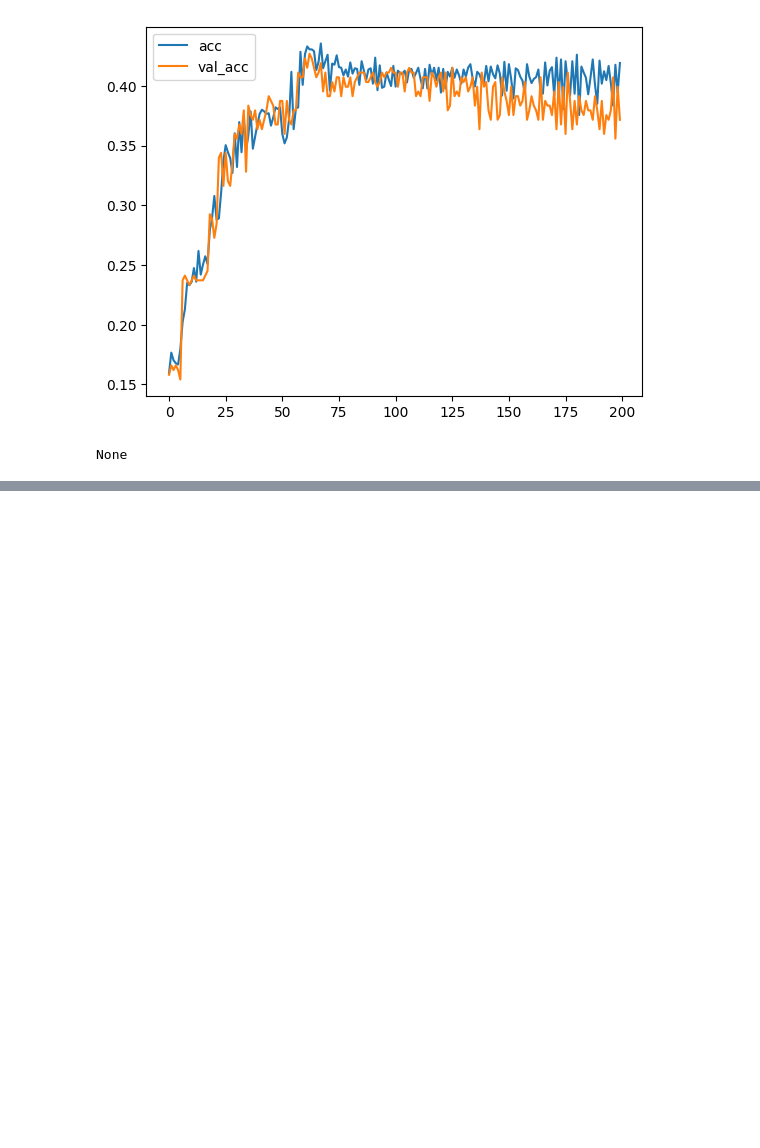
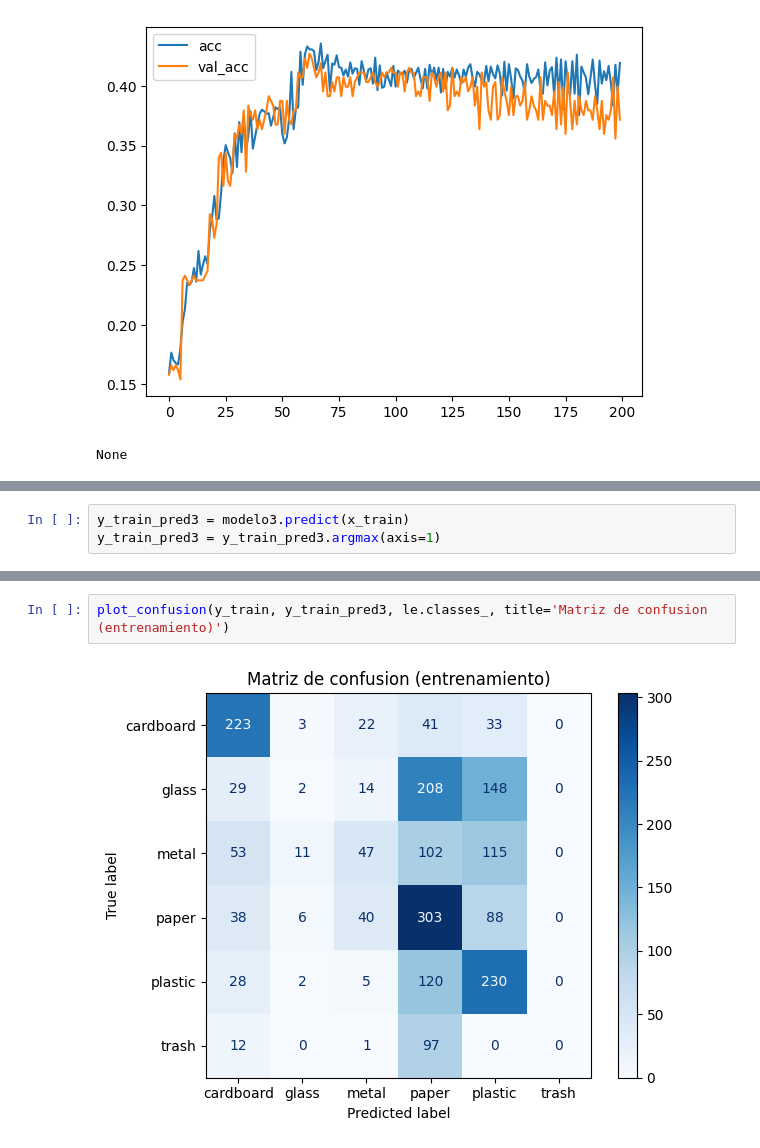
Before and after one commit to juango9/garbage-classification, a Jupyter notebook: notebooks/Modelo1.ipynb, the cells around one changed output, grey strips where cells are left out. Drawn from its saved outputs; the diff is of its cells as text; blank space fills up the shorter version.

Commit message:
Añadimos evaluacion de cada conjunto y matrices de confusion

```diff
--- a/notebooks/Modelo1.ipynb
+++ b/notebooks/Modelo1.ipynb
@@ -367,0 +390,3 @@ None
+# %%
+y_train_pred3 = modelo3.predict(x_train)
+y_train_pred3 = y_train_pred3.argmax(axis=1)
@@ -367,0 +405,4 @@ None
+# %%
+plot_confusion(y_train, y_train_pred3, le.classes_, title='Matriz de confusion (entrenamiento)')
+# %% [output]
+[figure, added]
```
Also changed, not shown: parts of 10 cells of this notebook.
